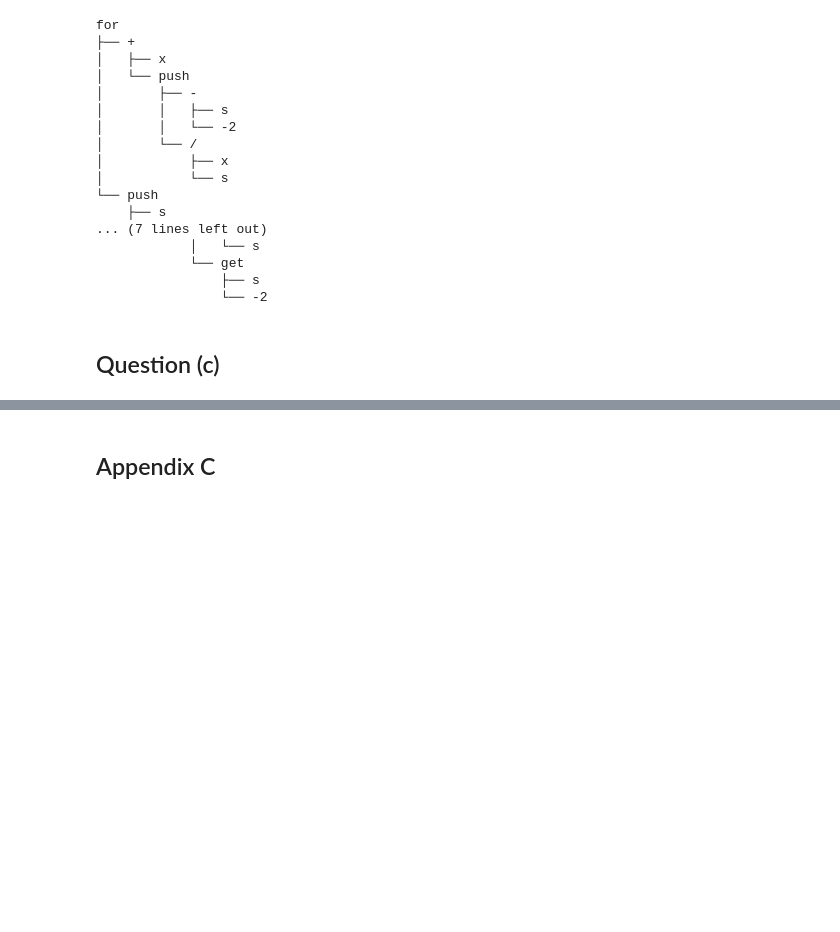
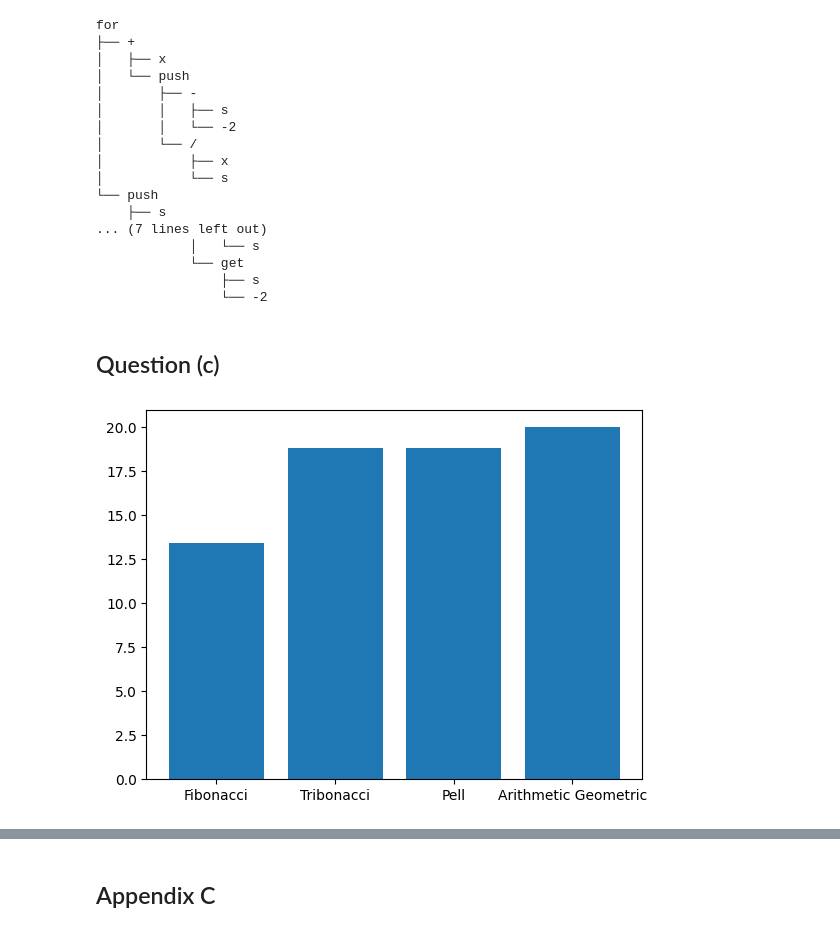
Before and after one commit to mantasu/nat2324, a Jupyter notebook: notebooks/problem3.ipynb, the cells around one changed output, grey strips where cells are left out. Saved outputs shown, nothing was run; the diff lists cells and outputs as text; code cells hidden in the pictures; blank space fills up the shorter version.

Commit message:
GP experiments

```diff
--- a/notebooks/problem3.ipynb
+++ b/notebooks/problem3.ipynb
@@ -363,0 +381,31 @@ for
+# %%
+# Setup variable params
+experiment_setup  = {
+    "fitness_fn": [fibonacci, tribonacci, pell, arithmetic_geometric],
+}
+
+# Setup static params
+default_kwargs = {
+    **GP_KWARGS,
+    **RUNNER_KWARGS,
+}
+
+# Run the experiment based on variable params
+results = run_optimization_experiment(
+    GeneticProgrammingAlgorithm.experiment_callback,
+    experiment_setup,
+    default_kwargs,
+    num_runs=5,
+    dirname="../experiments/problem3/runs",
+)
+
+# Create a figure and a set of subplots
+fig, ax = plt.subplots()
+ax.bar(
+    ["Fibonacci", "Tribonacci", "Pell", "Arithmetic Geometric"],
+    results["fitness_fn"][:, 1]
+)
+plt.savefig("../experiments/problem3/plots/series.png")
+plt.show()
+# %% [output]
+[figure, added]
```
Also changed, not shown: parts of 12 cells of this notebook, 2 other files.
